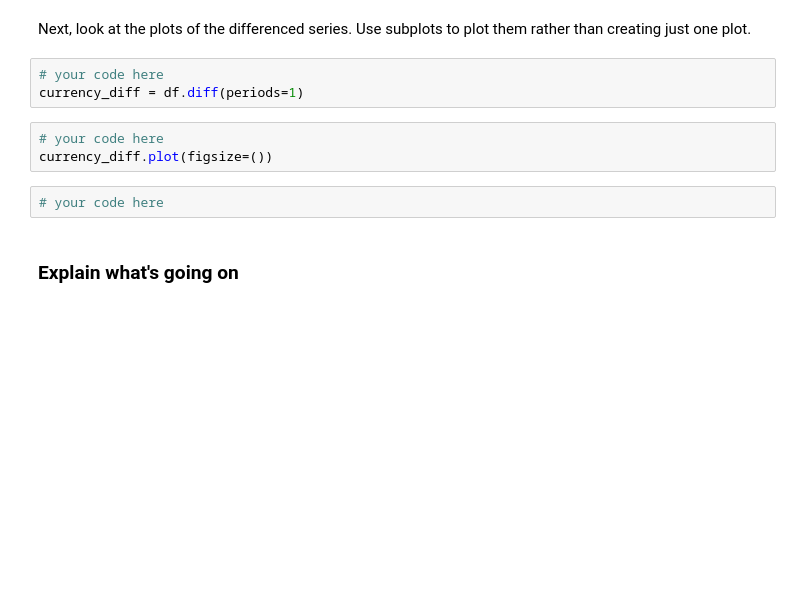
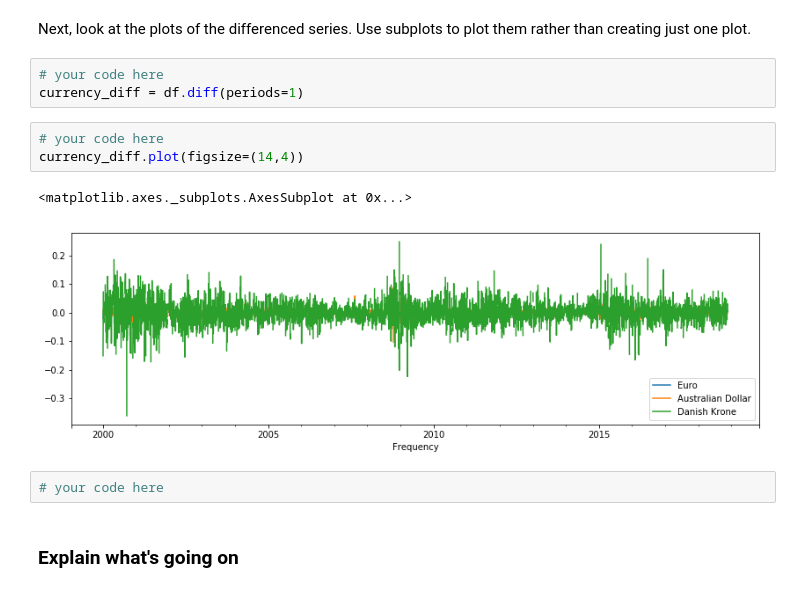
Before and after one commit to elenasm7/dsc-3-26-05-correlation-and-autocorrelation-in-time-series-lab-nyc-ds-career-012819, a Jupyter notebook: index.ipynb, the cells around one changed output. Drawn from its saved outputs; the diff is of its cells as text; blank space fills up the shorter version.

```diff
--- a/index.ipynb
+++ b/index.ipynb
@@ -71,7 +71,10 @@ Next, look at the plots of the differenced series. Use subplots to plot them rat
 currency_diff = df.diff(periods=1)
 # %%
 # your code here
-currency_diff.plot(figsize=())
+currency_diff.plot(figsize=(14,4))
+# %% [output]
+<matplotlib.axes._subplots.AxesSubplot at 0x...>
+[figure, added]
 # %%
 # your code here
 # %% [markdown]
```
